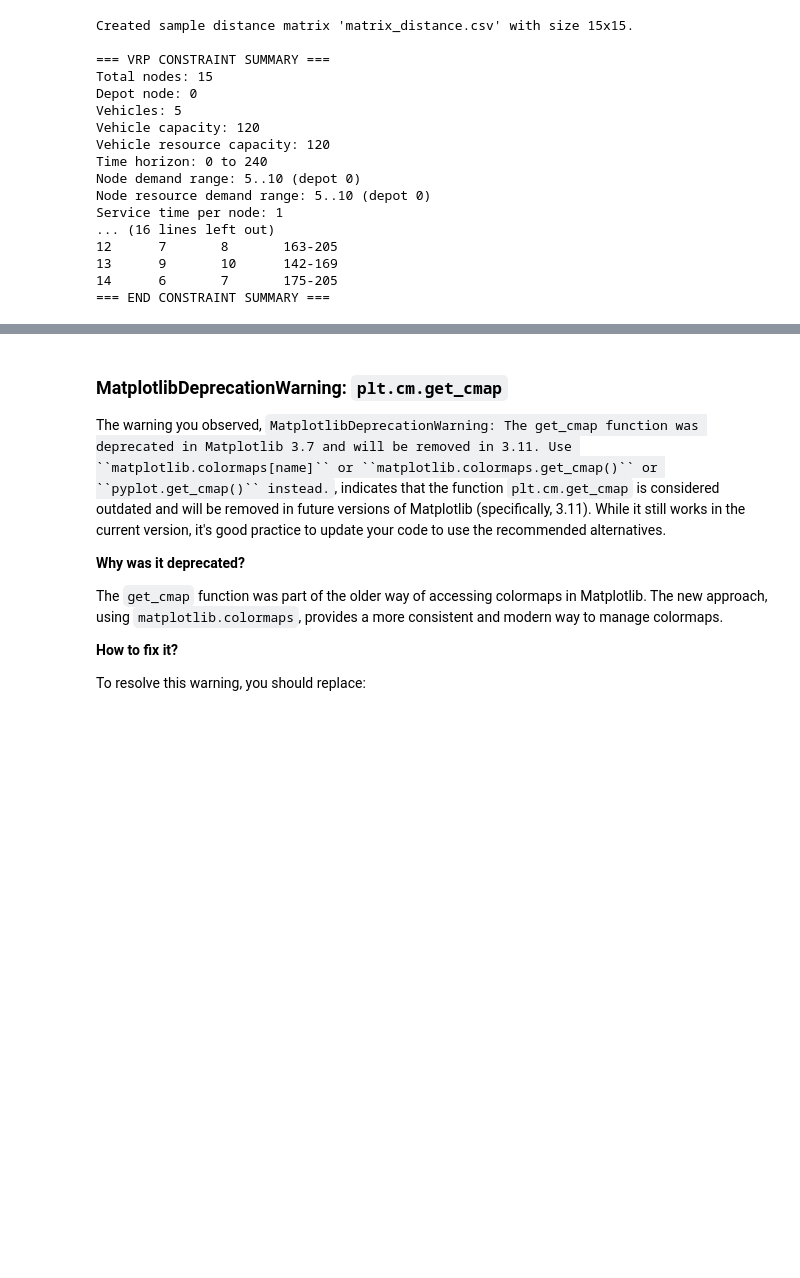
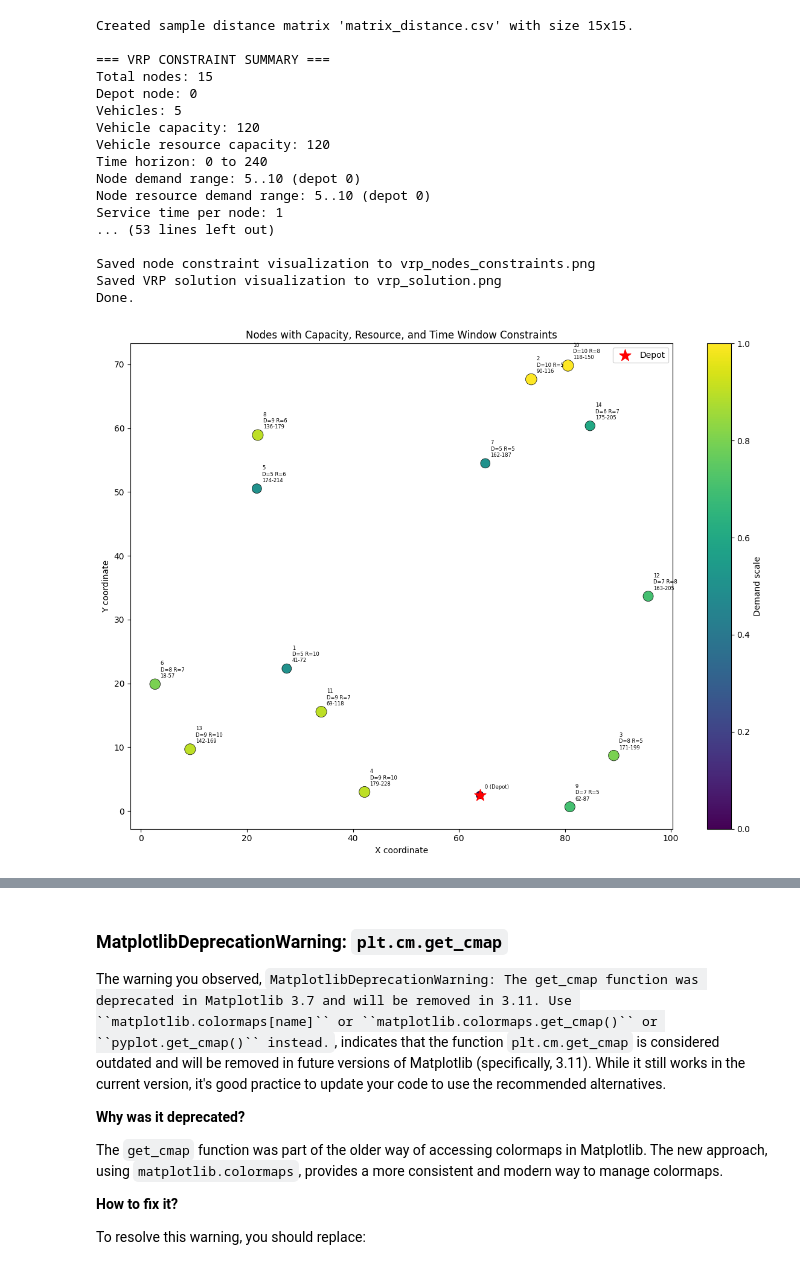
Before and after one commit to adalbertii/Track-optimization, a Jupyter notebook: VRP_full_solution_10_06_2026.ipynb, the cells around one changed output, grey strips where cells are left out. Cells and saved outputs as stored; diff of their text form; code cells hidden in the pictures; blank space fills up the shorter version.

```diff
--- a/VRP_full_solution_10_06_2026.ipynb
+++ b/VRP_full_solution_10_06_2026.ipynb
@@ -29,6 +29,7 @@ from typing import List, Tuple
 from ortools.constraint_solver import pywrapcp
 from ortools.constraint_solver import routing_enums_pb2
 import matplotlib.pyplot as plt
+import matplotlib
 
 # --- Configuration Parameters ---
 NUM_NODES = 15  # Total number of nodes in the VRP (including depot)
@@ -373,8 +374,8 @@ def plot_nodes_with_constraints(data: dict) -> None:
     """
     x_coords = [coord[0] for coord in data["coordinates"]]
     y_coords = [coord[1] for coord in data["coordinates"]]
-    demand_colors = [d / 10.0 for d in data["demands"]]  # Normalize demand for colormap
-    sizes = [80 if i == DEPOT else 80 + d * 10 for i, d in enumerate(data["demands"])]  # Node size based on demand
+    demand_colors = [d / 10.0 for d in data["demands"]]
+    sizes = [80 if i == DEPOT else 80 + d * 10 for i, d in enumerate(data["demands"])]
 
     fig, ax = plt.subplots(figsize=(12, 9))
     # Plot all nodes with colors based on demand and size based on demand
@@ -444,7 +445,7 @@ def plot_solution_routes(data: dict, manager, routing, solution) -> None:
         zorder=2,
     )
     # Get a colormap for vehicle routes
-    colors = plt.get_cmap("tab10", data["num_vehicles"])  # Updated to use plt.get_cmap, addressing deprecation warning
+    colors = matplotlib.colormaps["tab10"]  # Updated to use matplotlib.colormaps
 
     # Iterate through each vehicle to plot its route
     for vehicle_id in range(data["num_vehicles"]):
@@ -489,35 +490,36 @@ def plot_solution_routes(data: dict, manager, routing, solution) -> None:
 
 def main() -> None:
     """
     Main function to run the VRP solver and visualize results.
     """
     data = build_data_model()
     print_constraints(data)
     manager, routing, time_dimension = create_routing_model(data)
     solution = solve_vrp(manager, routing, time_dimension)
     print_solution(data, manager, routing, solution)
     plot_nodes_with_constraints(data)
     plot_solution_routes(data, manager, routing, solution)
     print("Done.")
 
 
 if __name__ == "__main__":
     main()
 # %% [output]
 Created sample distance matrix 'matrix_distance.csv' with size 15x15.
 
 === VRP CONSTRAINT SUMMARY ===
 Total nodes: 15
 Depot node: 0
 Vehicles: 5
 Vehicle capacity: 120
 Vehicle resource capacity: 120
 Time horizon: 0 to 240
 Node demand range: 5..10 (depot 0)
 Node resource demand range: 5..10 (depot 0)
 Service time per node: 1
-... (16 lines left out)
-12      7       8       163-205
-13      9       10      142-169
-14      6       7       175-205
-=== END CONSTRAINT SUMMARY ===
+... (53 lines left out)
+
+Saved node constraint visualization to vrp_nodes_constraints.png
+Saved VRP solution visualization to vrp_solution.png
+Done.
+[figure, added]
```
Also changed, not shown: parts of 1 cell of this notebook.
